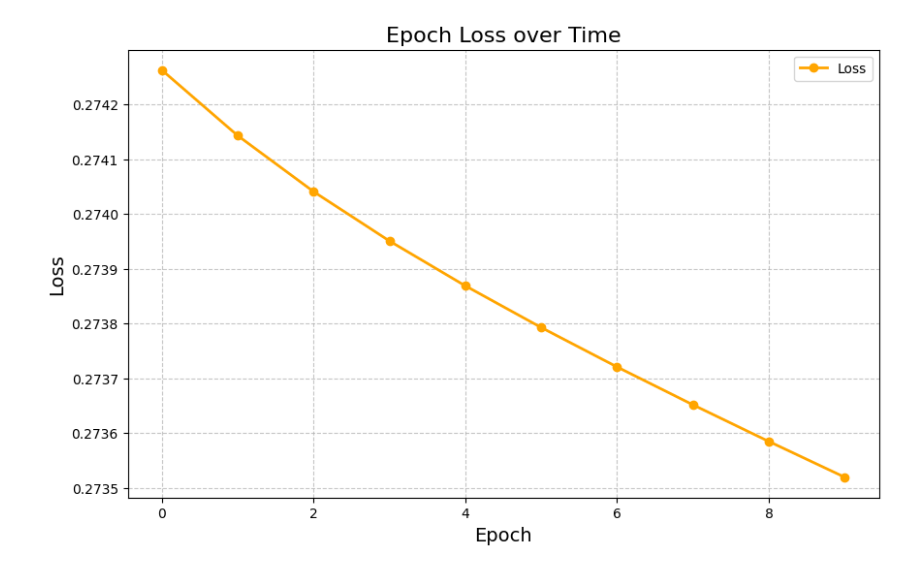
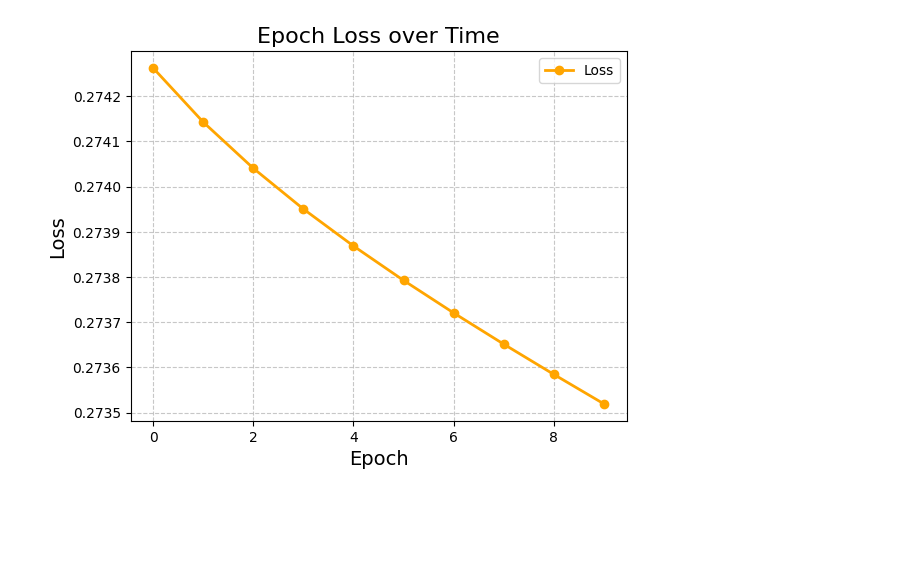
Before and after one commit to anuuragg/NumpyNeuralNet, a Jupyter notebook: v_plot.ipynb, the cells around one changed output. Drawn from its saved outputs; the diff is of its cells as text; code cells hidden in the pictures; blank space fills up the shorter version.

Commit message:
updated graph

```diff
--- a/v_plot.ipynb
+++ b/v_plot.ipynb
@@ -1,18 +1,18 @@
 # %%
 import pandas as pd
 import matplotlib.pyplot as plt
 from main import *
 
 df = pd.DataFrame(epoch_loss)
-df_plot = df.plot(kind="line", grid=True, figsize=(10,6), color='orange', linewidth=2, marker='o', markersize=6)
+df_plot = df.plot(kind="line", grid=True, color='orange', linewidth=2, marker='o', markersize=6)
 
 plt.title('Epoch Loss over Time', fontsize=16)
 plt.xlabel('Epoch', fontsize=14)
 plt.ylabel('Loss', fontsize=14)
 
 plt.legend(['Loss'], loc='upper right')
 plt.grid(True, linestyle='--', alpha=0.7)
 
 plt.show()
 # %% [output]
-[figure, old version]
+[figure, new version]
```
